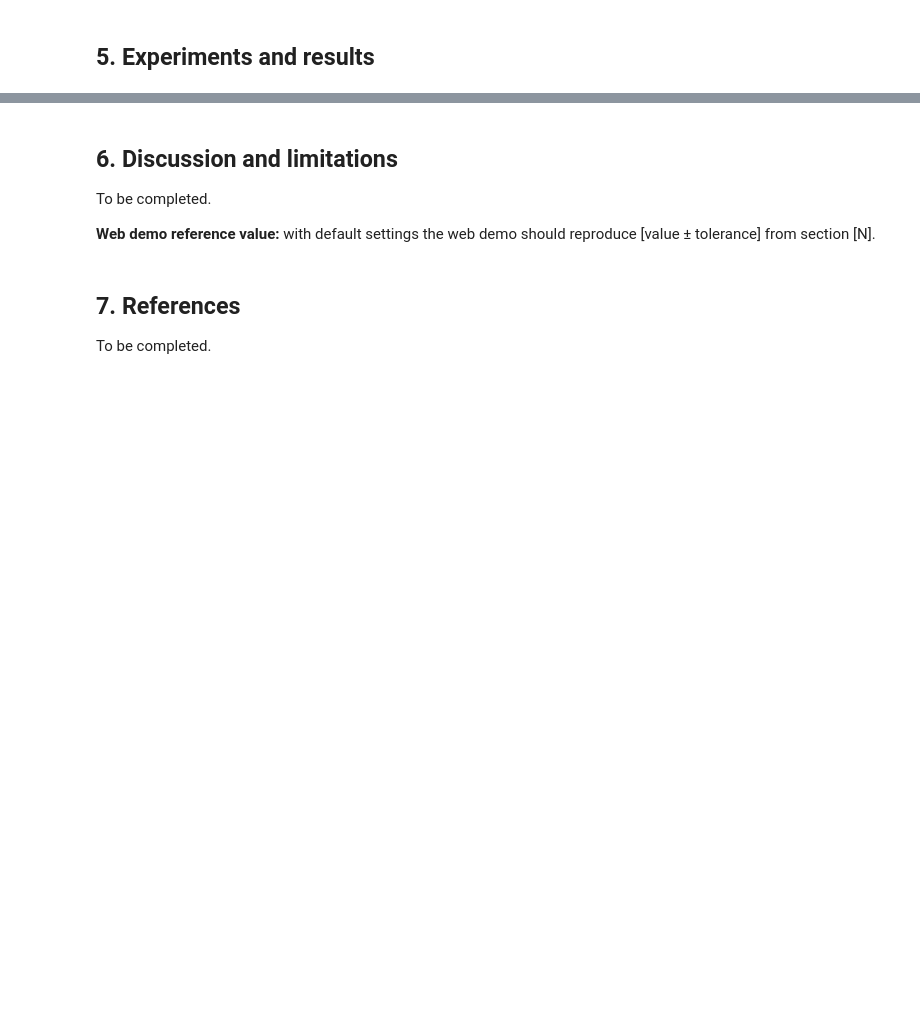
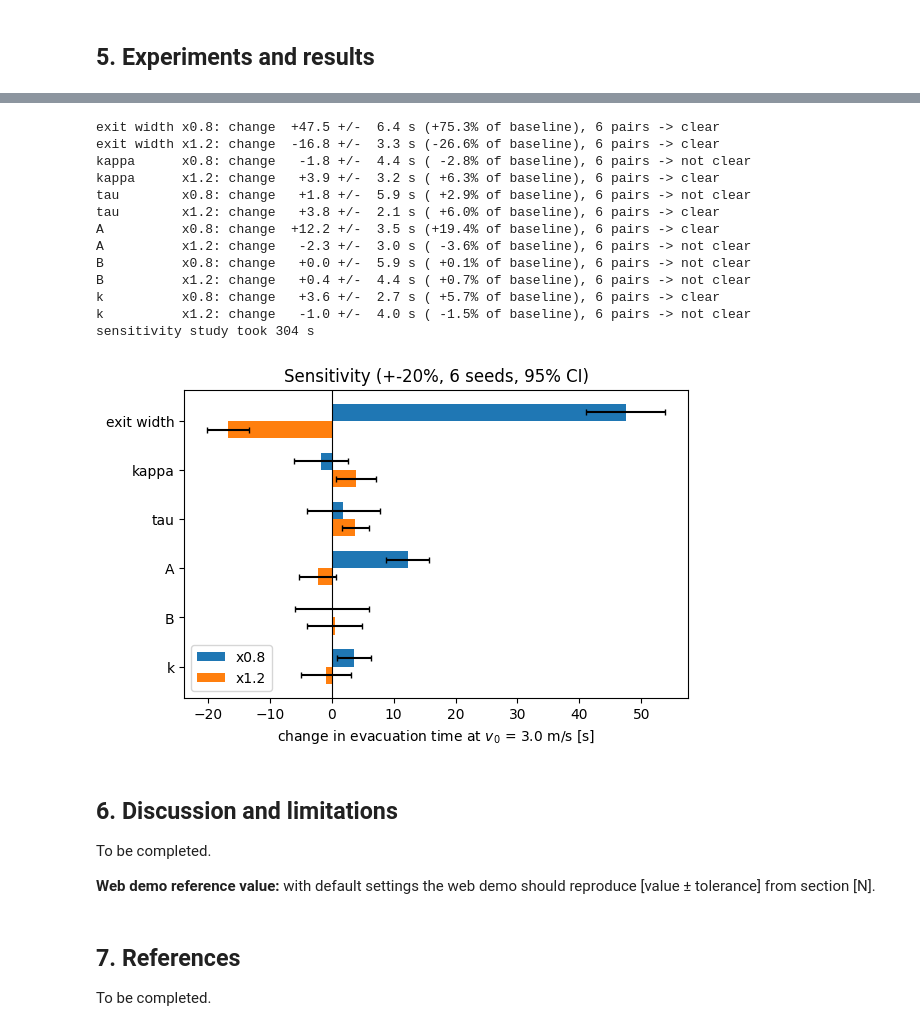
Before and after one commit to SahajiPerera/Faster-Is-Slower-Lecture-Theatre-Evacuation-Simulation, a Jupyter notebook: notebook/Faster_Is_Slower_Lecture_Theatre_Evacuation_Simulation.ipynb, the cells around one changed output, grey strips where cells are left out. Saved outputs shown, nothing was run; the diff lists cells and outputs as text; code cells hidden in the pictures; blank space fills up the shorter version.

```diff
--- a/notebook/Faster-Is-Slower-Lecture-Theatre-Evacuation-Simulation_updated.ipynb
+++ b/notebook/Faster_Is_Slower_Lecture_Theatre_Evacuation_Simulation.ipynb
@@ -1238,3 +1397,52 @@ v0 =  7.0:   -7.0 +/- 11.0 s (10 paired seeds) -> no clear difference
+# %%
+# 5.7  One-at-a-time sensitivity: which inputs drive the evacuation time? (+-20% on each, same seeds, paired)
+V0_SENS = 3.0      # desired speed [m/s]. 3 m/s is cheap and has the tightest intervals; 7.0 would be about 3x slower
+SEEDS_S = list(range(BASE_SEED, BASE_SEED + 6))
+FACTORS = (0.8, 1.2)
+INPUTS = {
+    'exit width': lambda f: dict(exit_width=PARAMS['exit_width'] * f),
+    'kappa':      lambda f: dict(overrides={'kappa': PARAMS['kappa'] * f}),
+    'tau':        lambda f: dict(overrides={'tau': PARAMS['tau'] * f}),
+    'A':          lambda f: dict(overrides={'A': PARAMS['A'] * f}),
+    'B':          lambda f: dict(overrides={'B': PARAMS['B'] * f}),
+    'k':          lambda f: dict(overrides={'k': PARAMS['k'] * f}),
+}
+base_s = subset_row(rows_none, V0_SENS, len(SEEDS_S))
+sens = {}
+t_s = time.perf_counter()
+for name, make in INPUTS.items():
+    for f in FACTORS:
+        r = replicate_cfg(V0_SENS, SEEDS_S, **make(f))
+        m, h, n = paired_diff(r['times'], base_s['times'])
+        sens[(name, f)] = (m, h, n)
+        print(f"{name:10s} x{f:.1f}: change {m:+6.1f} +/- {h:4.1f} s ({100 * m / base_s['mean']:+5.1f}% of baseline), "
+              f"{n} pairs -> {verdict(m, h)}")
+print(f"sensitivity study took {time.perf_counter() - t_s:.0f} s")
+
+fig, ax = plt.subplots(figsize=(6.5, 4))
+y = np.arange(len(INPUTS))
+for j, f in enumerate(FACTORS):
+    ms = [sens[(nm, f)][0] for nm in INPUTS]; hs = [sens[(nm, f)][1] for nm in INPUTS]
+    ax.barh(y + (j - 0.5) * 0.35, ms, height=0.35, xerr=hs, capsize=2, label=f'x{f}')
+ax.set_yticks(y); ax.set_yticklabels(list(INPUTS)); ax.axvline(0, color='k', lw=0.8); ax.invert_yaxis()
+ax.set_xlabel(f'change in evacuation time at $v_0$ = {V0_SENS} m/s [s]'); ax.legend()
+ax.set_title('Sensitivity (+-20%, 6 seeds, 95% CI)')
+plt.show()
+# %% [output]
+exit width x0.8: change  +47.5 +/-  6.4 s (+75.3% of baseline), 6 pairs -> clear
+exit width x1.2: change  -16.8 +/-  3.3 s (-26.6% of baseline), 6 pairs -> clear
+kappa      x0.8: change   -1.8 +/-  4.4 s ( -2.8% of baseline), 6 pairs -> not clear
+kappa      x1.2: change   +3.9 +/-  3.2 s ( +6.3% of baseline), 6 pairs -> clear
+tau        x0.8: change   +1.8 +/-  5.9 s ( +2.9% of baseline), 6 pairs -> not clear
+tau        x1.2: change   +3.8 +/-  2.1 s ( +6.0% of baseline), 6 pairs -> clear
+A          x0.8: change  +12.2 +/-  3.5 s (+19.4% of baseline), 6 pairs -> clear
+A          x1.2: change   -2.3 +/-  3.0 s ( -3.6% of baseline), 6 pairs -> not clear
+B          x0.8: change   +0.0 +/-  5.9 s ( +0.1% of baseline), 6 pairs -> not clear
+B          x1.2: change   +0.4 +/-  4.4 s ( +0.7% of baseline), 6 pairs -> not clear
+k          x0.8: change   +3.6 +/-  2.7 s ( +5.7% of baseline), 6 pairs -> clear
+k          x1.2: change   -1.0 +/-  4.0 s ( -1.5% of baseline), 6 pairs -> not clear
+sensitivity study took 304 s
+[figure, added]
 # %% [markdown]
 ## 6. Discussion and limitations
 
```
Also changed, not shown: parts of 12 cells of this notebook.
